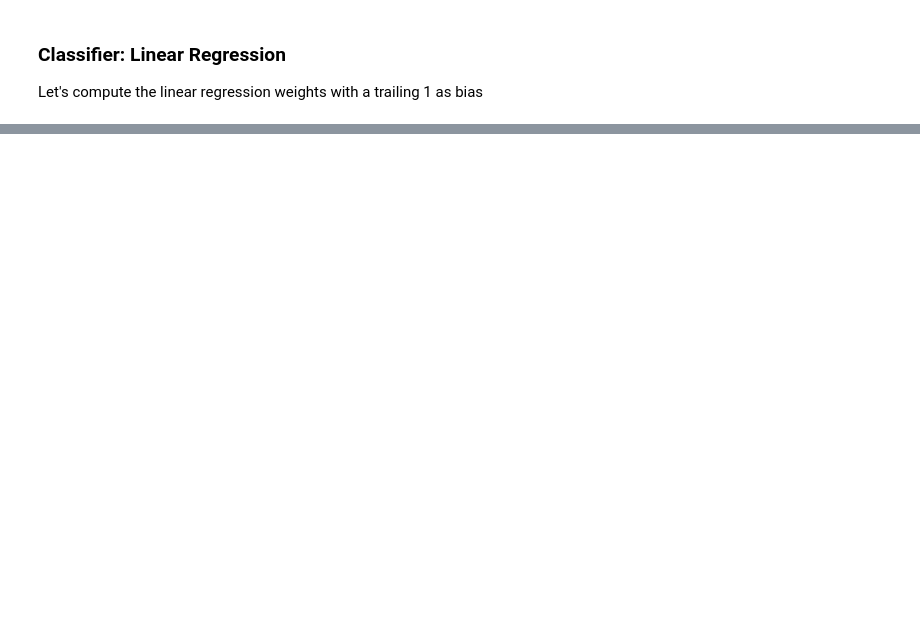
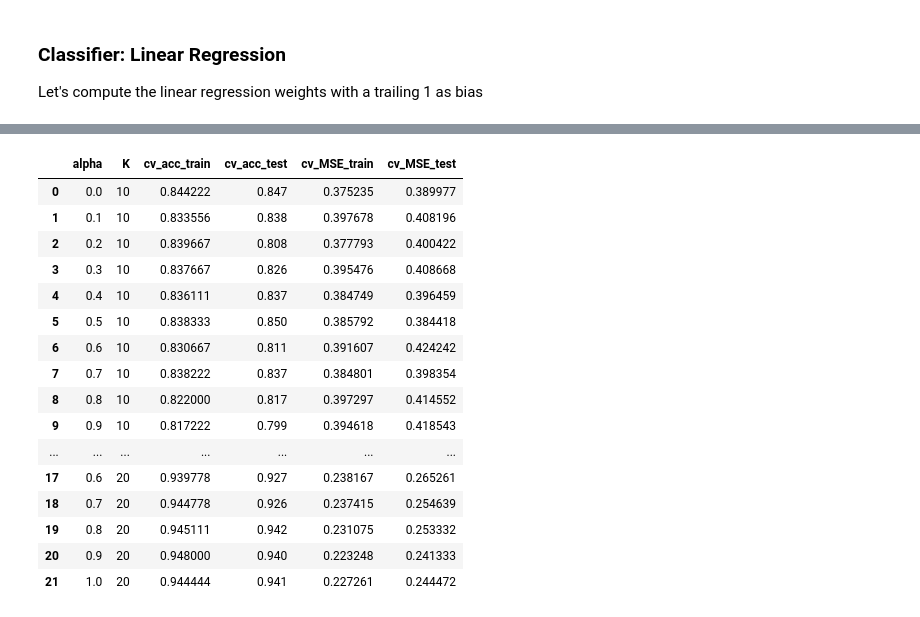
Before and after one commit to ralflorent/machine-learning, a Jupyter notebook: mini-project-2/src/mini-project-2.ipynb, the cells around one changed output, grey strips where cells are left out. Cells and saved outputs as stored; diff of their text form; code cells hidden in the pictures; blank space fills up the shorter version.

Commit message:
Implement cross-validation and grid search

```diff
--- a/mini-project-2/src/mini-project-2.ipynb
+++ b/mini-project-2/src/mini-project-2.ipynb
@@ -220,0 +311,9 @@ array([ 2.46895862e-03,  2.43724340e-03,  1.18749601e-03,  8.05409730e-03,
+# %%
+raw_dataframe = load_data(one_hot_encoding=True)
+raw_training_data, raw_testing_data = split_data(raw_dataframe)
+# %%
+nbr_folds = 5
+k = 20
+alpha = 0.0
+
+cv_accuracy_train, cv_accuracy_test, cv_MSE_train, cv_MSE_test = k_fold_cv(raw_training_data, nbr_folds, k, alpha)
@@ -220,0 +355,32 @@ array([ 2.46895862e-03,  2.43724340e-03,  1.18749601e-03,  8.05409730e-03,
+# %%
+alpha_list = [0.0]
+k_list = [2, 5, 10, 20, 50, 100, 200, 400, 800]
+# %%
+k_fold = 10
+
+grid_search_metrics = {}
+grid_search_metrics["alpha"] = []
+grid_search_metrics["K"] = []
+grid_search_metrics["cv_acc_train"] = []
+grid_search_metrics["cv_acc_test"] = []
+grid_search_metrics["cv_MSE_train"] = []
+grid_search_metrics["cv_MSE_test"] = []
+
+for k in k_list:
+    print("=> Processing k={}".format(k))
+#     clusters = k_means(raw_training_data, k)
+#     codebooks = get_codebooks(clusters)
+#     selected_features = select_features(raw_training_data, coodebooks)
+#     features_labels = inject_label(selected_features, one_hot_encoding=True)
+
+    for alpha in alpha_list:
+#         print("=====> Processing alpha={}".format(alpha))
+        grid_search_metrics["alpha"].append(alpha)
+        grid_search_metrics["K"].append(k)
+
+        cv_accuracy_train, cv_accuracy_test, cv_MSE_train, cv_MSE_test = k_fold_cv(raw_training_data, k_fold, k, alpha)
+
+        grid_search_metrics["cv_acc_train"].append(cv_accuracy_train)
+        grid_search_metrics["cv_acc_test"].append(cv_accuracy_test)
+        grid_search_metrics["cv_MSE_train"].append(cv_MSE_train)
+        grid_search_metrics["cv_MSE_test"].append(cv_MSE_test)
@@ -220,0 +422,20 @@ array([ 2.46895862e-03,  2.43724340e-03,  1.18749601e-03,  8.05409730e-03,
+# %%
+pd.DataFrame(grid_search_metrics)
+# %% [output]
+|  | alpha | K | cv_acc_train | cv_acc_test | cv_MSE_train | cv_MSE_test |
+| 0 | 0.0 | 10 | 0.844222 | 0.847 | 0.375235 | 0.389977 |
+| 1 | 0.1 | 10 | 0.833556 | 0.838 | 0.397678 | 0.408196 |
+| 2 | 0.2 | 10 | 0.839667 | 0.808 | 0.377793 | 0.400422 |
+| 3 | 0.3 | 10 | 0.837667 | 0.826 | 0.395476 | 0.408668 |
+| 4 | 0.4 | 10 | 0.836111 | 0.837 | 0.384749 | 0.396459 |
+| 5 | 0.5 | 10 | 0.838333 | 0.850 | 0.385792 | 0.384418 |
+| 6 | 0.6 | 10 | 0.830667 | 0.811 | 0.391607 | 0.424242 |
+| 7 | 0.7 | 10 | 0.838222 | 0.837 | 0.384801 | 0.398354 |
+| 8 | 0.8 | 10 | 0.822000 | 0.817 | 0.397297 | 0.414552 |
+| 9 | 0.9 | 10 | 0.817222 | 0.799 | 0.394618 | 0.418543 |
+| ... | ... | ... | ... | ... | ... | ... |
+| 17 | 0.6 | 20 | 0.939778 | 0.927 | 0.238167 | 0.265261 |
+| 18 | 0.7 | 20 | 0.944778 | 0.926 | 0.237415 | 0.254639 |
+| 19 | 0.8 | 20 | 0.945111 | 0.942 | 0.231075 | 0.253332 |
+| 20 | 0.9 | 20 | 0.948000 | 0.940 | 0.223248 | 0.241333 |
+| 21 | 1.0 | 20 | 0.944444 | 0.941 | 0.227261 | 0.244472 |
```
Also changed, not shown: parts of 15 cells of this notebook, 1 other file.
